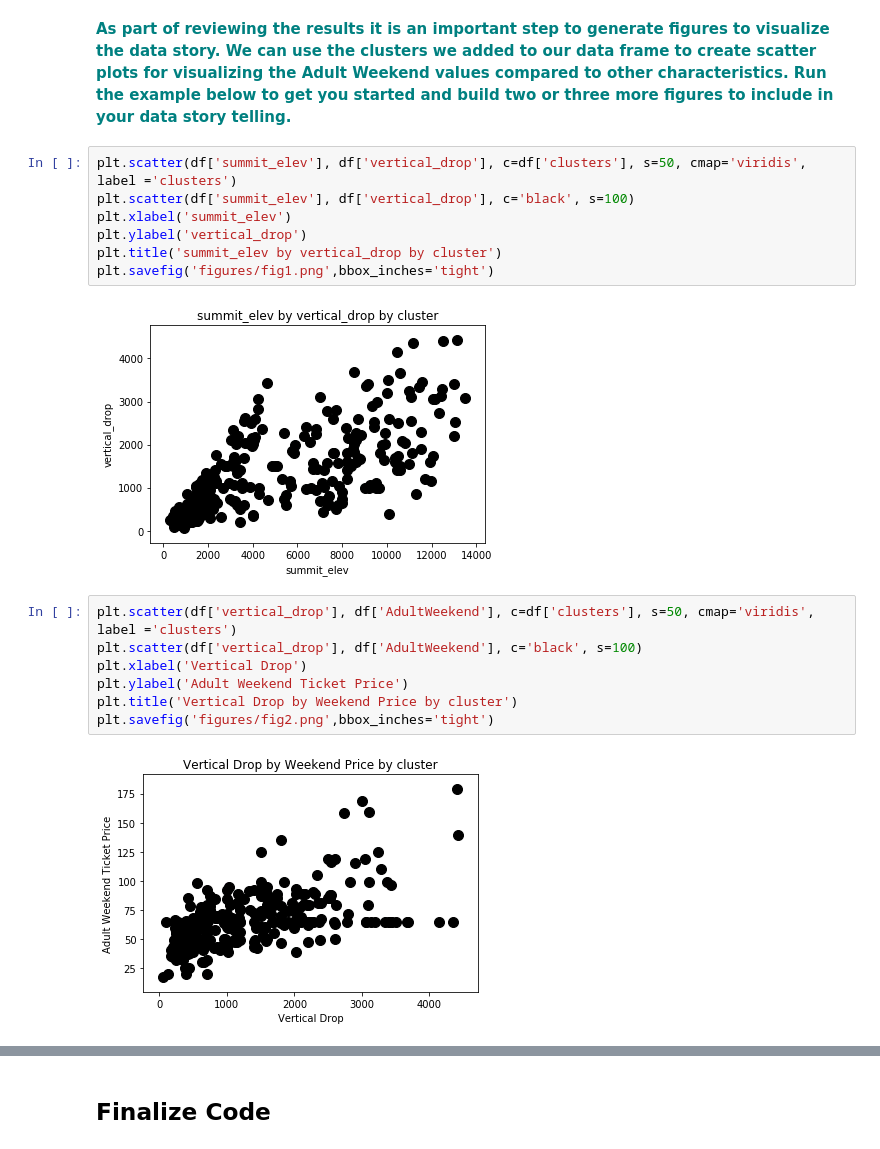
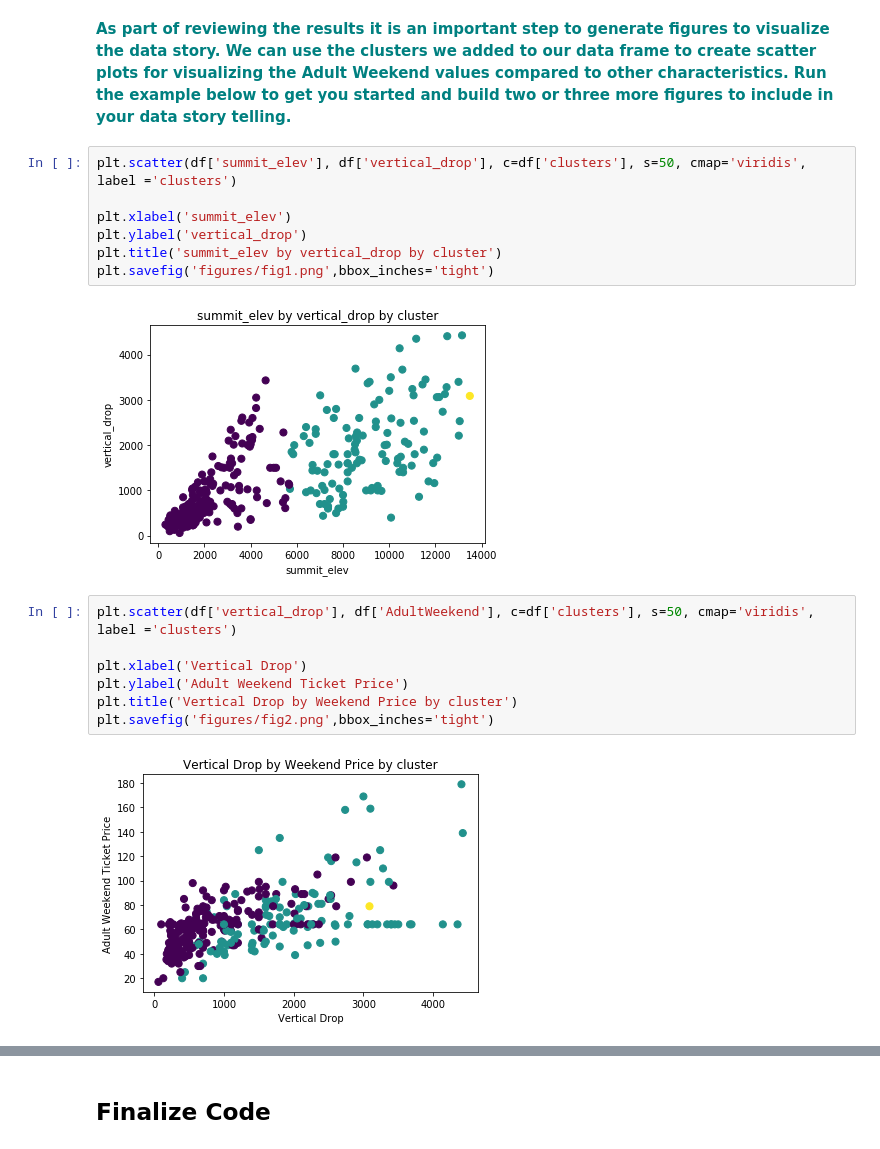
Before and after one commit to bauyrjanj/GuidedCapstone-1, a Jupyter notebook: Step6/GuidedCapstoneStep6HL.ipynb, the cells around one changed output, grey strips where cells are left out. Drawn from its saved outputs; the diff is of its cells as text.

```diff
--- a/Step6/GuidedCapstoneStep6HL.ipynb
+++ b/Step6/GuidedCapstoneStep6HL.ipynb
@@ -150,21 +150,21 @@ Name: AdultWeekend, dtype: float64
 **<font color='teal'> As part of reviewing the results it is an important step to generate figures to visualize the data story. We can use the clusters we added to our data frame to create scatter plots for visualizing the Adult Weekend values compared to other characteristics. Run the example below to get you started and build two or three more figures to include in your data story telling.</font>**
 # %%
 plt.scatter(df['summit_elev'], df['vertical_drop'], c=df['clusters'], s=50, cmap='viridis', label ='clusters')
-plt.scatter(df['summit_elev'], df['vertical_drop'], c='black', s=100)
+
 plt.xlabel('summit_elev')
 plt.ylabel('vertical_drop')
 plt.title('summit_elev by vertical_drop by cluster')
 plt.savefig('figures/fig1.png',bbox_inches='tight')
 # %% [output]
-[figure, old version]
+[figure, new version]
 # %%
 plt.scatter(df['vertical_drop'], df['AdultWeekend'], c=df['clusters'], s=50, cmap='viridis', label ='clusters')
-plt.scatter(df['vertical_drop'], df['AdultWeekend'], c='black', s=100)
+
 plt.xlabel('Vertical Drop')
 plt.ylabel('Adult Weekend Ticket Price')
 plt.title('Vertical Drop by Weekend Price by cluster')
 plt.savefig('figures/fig2.png',bbox_inches='tight')
 # %% [output]
-[figure, old version]
+[figure, new version]
 # %%
 plt.scatter(df['Snow Making_ac'], df['AdultWeekend'], c=df['clusters'], s=50, cmap='viridis', label ='clusters')
```
Also changed, not shown: parts of 2 cells of this notebook.
